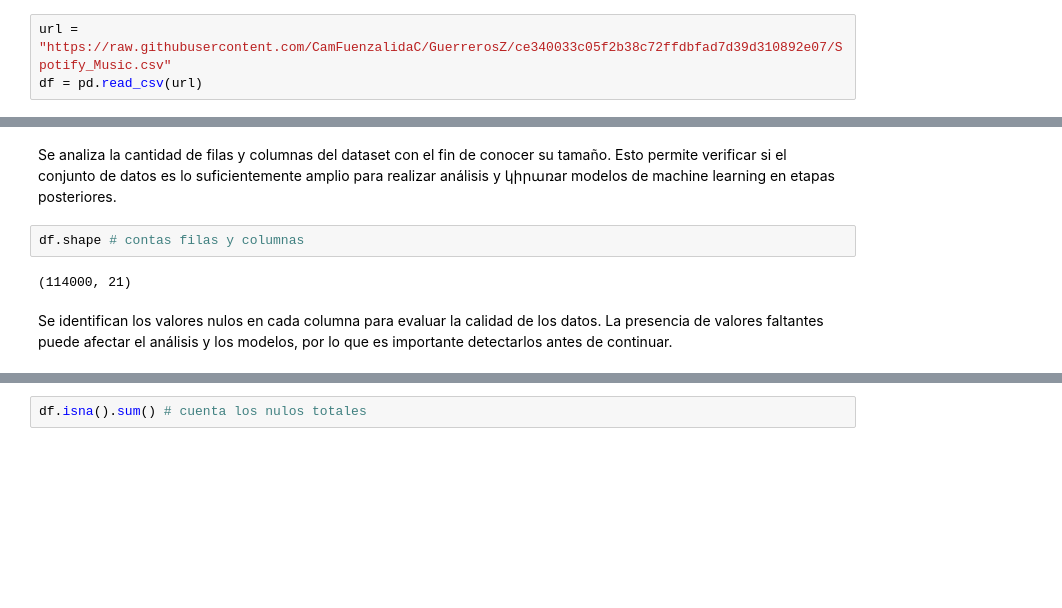
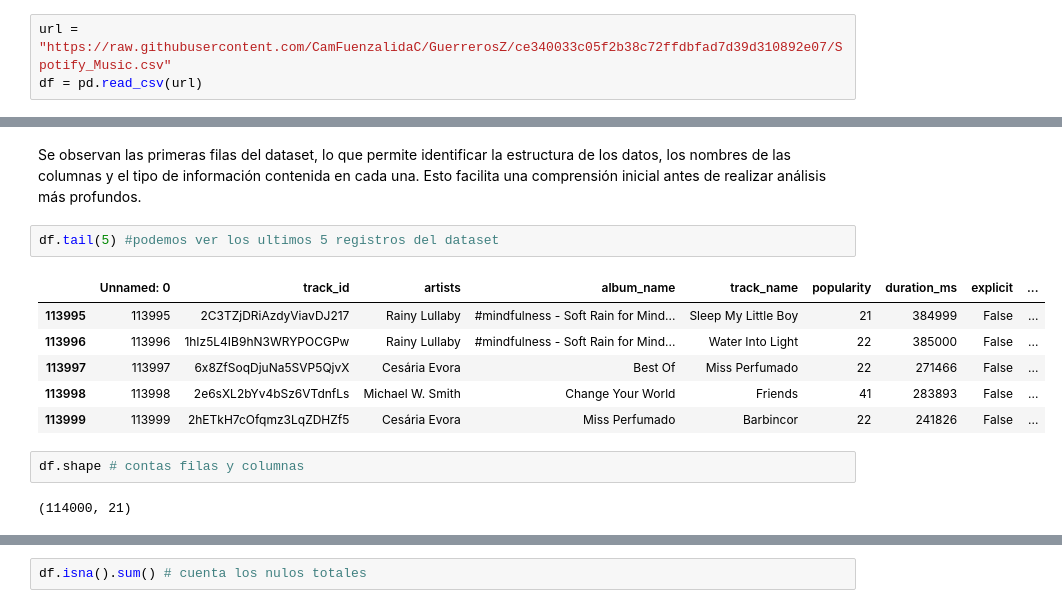
Before and after one commit to CamFuenzalidaC/GuerrerosZ, a Jupyter notebook: Primera_evaluacion.ipynb, the cells around one changed output, grey strips where cells are left out. Saved outputs shown, nothing was run; the diff lists cells and outputs as text; blank space fills up the shorter version.

```diff
--- a/Primera_evaluacion.ipynb
+++ b/Primera_evaluacion.ipynb
@@ -40,8 +26,15 @@ df.tail(10)
-# %% [markdown]
-Se analiza la cantidad de filas y columnas del dataset con el fin de conocer su tamaño. Esto permite verificar si el conjunto de datos es lo suficientemente amplio para realizar análisis y կիրառar modelos de machine learning en etapas posteriores.
+# %% [markdown]
+Se observan las primeras filas del dataset, lo que permite identificar la estructura de los datos, los nombres de las columnas y el tipo de información contenida en cada una. Esto facilita una comprensión inicial antes de realizar análisis más profundos.
+# %%
+df.tail(5) #podemos ver los ultimos 5 registros del dataset
+# %% [output]
+|  | Unnamed: 0 | track_id | artists | album_name | track_name | popularity | duration_ms | explicit | ... |
+| 113995 | 113995 | 2C3TZjDRiAzdyViavDJ217 | Rainy Lullaby | #mindfulness - Soft Rain for Mind... | Sleep My Little Boy | 21 | 384999 | False | ... |
+| 113996 | 113996 | 1hIz5L4IB9hN3WRYPOCGPw | Rainy Lullaby | #mindfulness - Soft Rain for Mind... | Water Into Light | 22 | 385000 | False | ... |
+| 113997 | 113997 | 6x8ZfSoqDjuNa5SVP5QjvX | Cesária Evora | Best Of | Miss Perfumado | 22 | 271466 | False | ... |
+| 113998 | 113998 | 2e6sXL2bYv4bSz6VTdnfLs | Michael W. Smith | Change Your World | Friends | 41 | 283893 | False | ... |
+| 113999 | 113999 | 2hETkH7cOfqmz3LqZDHZf5 | Cesária Evora | Miss Perfumado | Barbincor | 22 | 241826 | False | ... |
 # %%
 df.shape # contas filas y columnas
 # %% [output]
 (114000, 21)
-# %% [markdown]
-Se identifican los valores nulos en cada columna para evaluar la calidad de los datos. La presencia de valores faltantes puede afectar el análisis y los modelos, por lo que es importante detectarlos antes de continuar.
```
Also changed, not shown: parts of 27 cells of this notebook.
